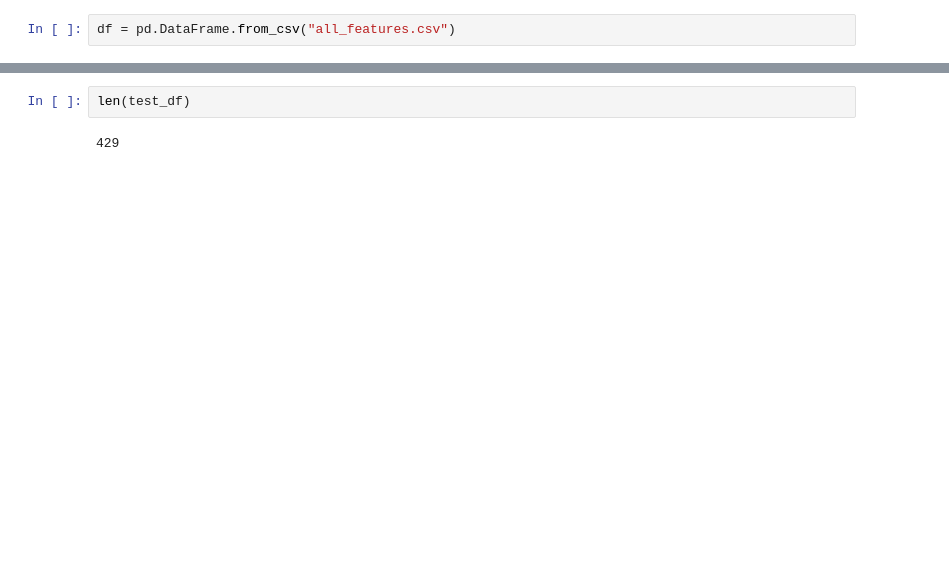
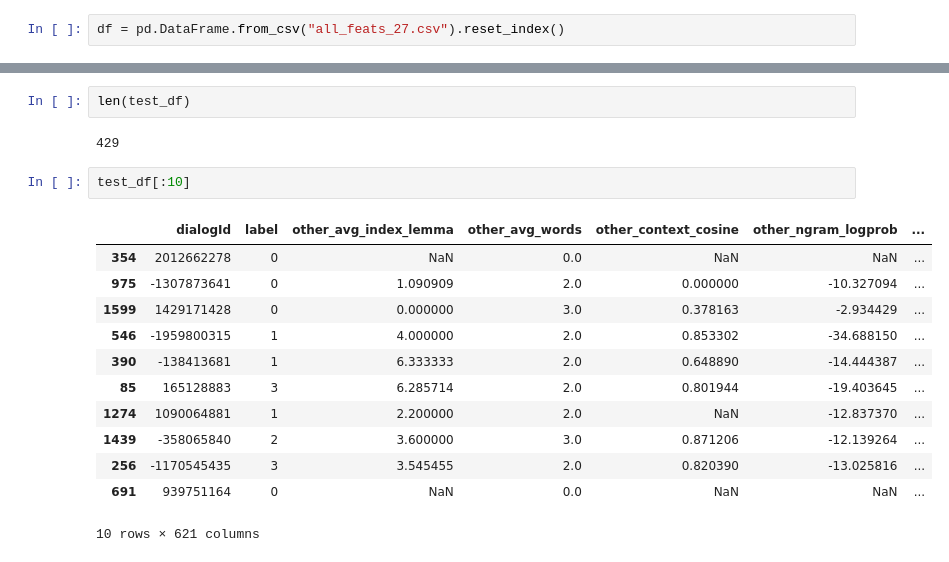
Before and after one commit to pvgladkov/deephack, a Jupyter notebook: notebooks/regression_binary.ipynb, the cells around one changed output, grey strips where cells are left out. Cells and saved outputs as stored; diff of their text form; blank space fills up the shorter version.

```diff
--- a/notebooks/regression_binary.ipynb
+++ b/notebooks/regression_binary.ipynb
@@ -7,7 +7,7 @@ from scipy.stats import spearmanr
 from collections import Counter
 from sklearn.model_selection import train_test_split
 # %%
-df = pd.DataFrame.from_csv("all_features.csv")
+df = pd.DataFrame.from_csv("all_feats_27.csv").reset_index()
 # %%
 param = {'eta':0.1, 'max_depth':3, 'min_child_weight':1, 'gamma':0.1,
          'silent':0, 'subsample':0.9, 'colsample_bytree': 0.8,
@@ -90,3 +143,18 @@ spearmanr(mg["label"],mg["score"])
 len(test_df)
 # %% [output]
 429
+# %%
+test_df[:10]
+# %% [output]
+|  | dialogId | label | other_avg_index_lemma | other_avg_words | other_context_cosine | other_ngram_logprob | ... |
+| 354 | 2012662278 | 0 | NaN | 0.0 | NaN | NaN | ... |
+| 975 | -1307873641 | 0 | 1.090909 | 2.0 | 0.000000 | -10.327094 | ... |
+| 1599 | 1429171428 | 0 | 0.000000 | 3.0 | 0.378163 | -2.934429 | ... |
+| 546 | -1959800315 | 1 | 4.000000 | 2.0 | 0.853302 | -34.688150 | ... |
+| 390 | -138413681 | 1 | 6.333333 | 2.0 | 0.648890 | -14.444387 | ... |
+| 85 | 165128883 | 3 | 6.285714 | 2.0 | 0.801944 | -19.403645 | ... |
+| 1274 | 1090064881 | 1 | 2.200000 | 2.0 | NaN | -12.837370 | ... |
+| 1439 | -358065840 | 2 | 3.600000 | 3.0 | 0.871206 | -12.139264 | ... |
+| 256 | -1170545435 | 3 | 3.545455 | 2.0 | 0.820390 | -13.025816 | ... |
+| 691 | 939751164 | 0 | NaN | 0.0 | NaN | NaN | ... |
+10 rows × 621 columns
```
Also changed, not shown: parts of 6 cells of this notebook, 7 other files.
